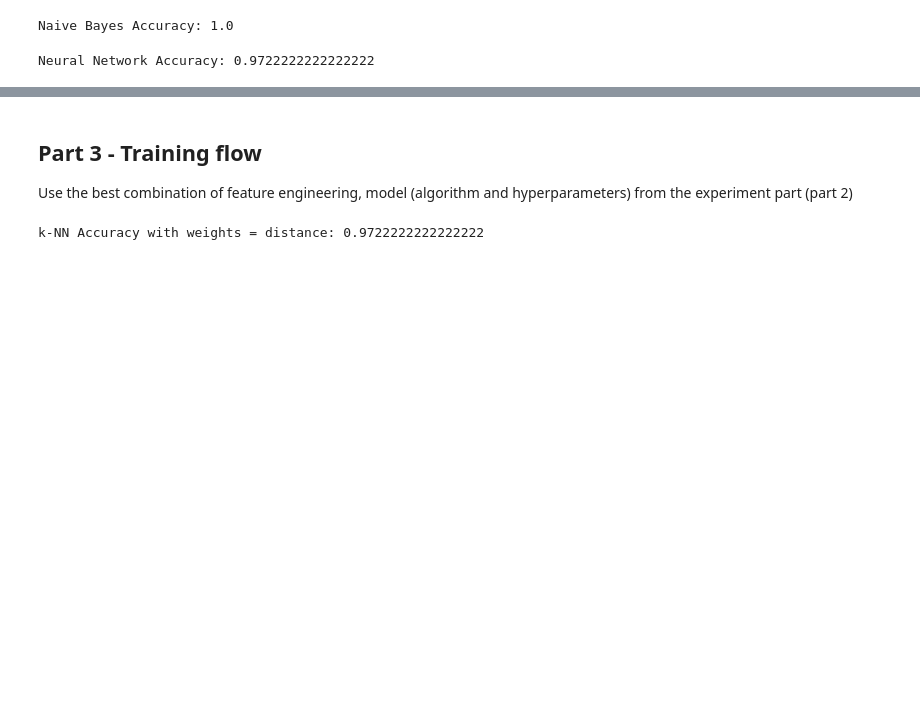
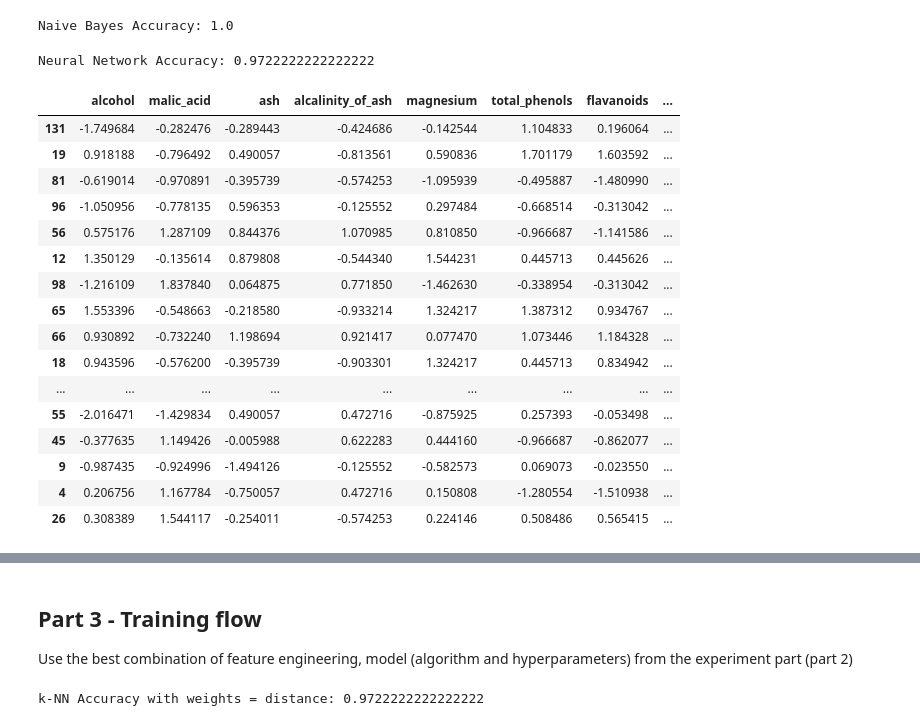
Before and after one commit to DanielPodolsky/Machine-Learning-Workflow, a Jupyter notebook: Assignment2_supervised_learning_flowyessir.ipynb, the cells around one changed output, grey strips where cells are left out. Cells and saved outputs as stored; diff of their text form; code cells hidden in the pictures; blank space fills up the shorter version.

```diff
--- a/Assignment2_supervised_learning_flowyessir.ipynb
+++ b/Assignment2_supervised_learning_flowyessir.ipynb
@@ -539,9 +546,38 @@ Neural Network Accuracy: 0.9722222222222222
 # %%
 # Now, let's check for the best permutation using 5-fold-cross-validation and grid search.
 # We need to get the best result depending on the f1 score.
 # First things first, the imports:
 from sklearn.model_selection import GridSearchCV
 from sklearn.metrics import make_scorer, f1_score
-from sklearn.model_selection import StratifiedKFold
+from sklearn.model_selection import StratifiedKFold, train_test_split
+
+# To prevent overfitting, we need to use Validation Set.
+# On our validation set, we will perform the accuracy tests and see what hyper-parameters with what model gives us the best result!.
+target_standard_scaled = standard_scaled_data_train['target']
+
+# מפרידים את התכונות
+features_train_standard_scaled = standard_scaled_data_train.drop(columns=['target'])
+X_train_main, X_validation_main, Y_train_main, Y_validation_main = train_test_split(features_train_standard_scaled, target_standard_scaled, test_size = 0.2, random_state = 42)
+X_validation_main
+
+# Perfect, now we can continue to test the accuracy on the Validation Set which is X_validation_main.
+# %% [output]
+|  | alcohol | malic_acid | ash | alcalinity_of_ash | magnesium | total_phenols | flavanoids | ... |
+| 131 | -1.749684 | -0.282476 | -0.289443 | -0.424686 | -0.142544 | 1.104833 | 0.196064 | ... |
+| 19 | 0.918188 | -0.796492 | 0.490057 | -0.813561 | 0.590836 | 1.701179 | 1.603592 | ... |
+| 81 | -0.619014 | -0.970891 | -0.395739 | -0.574253 | -1.095939 | -0.495887 | -1.480990 | ... |
+| 96 | -1.050956 | -0.778135 | 0.596353 | -0.125552 | 0.297484 | -0.668514 | -0.313042 | ... |
+| 56 | 0.575176 | 1.287109 | 0.844376 | 1.070985 | 0.810850 | -0.966687 | -1.141586 | ... |
+| 12 | 1.350129 | -0.135614 | 0.879808 | -0.544340 | 1.544231 | 0.445713 | 0.445626 | ... |
+| 98 | -1.216109 | 1.837840 | 0.064875 | 0.771850 | -1.462630 | -0.338954 | -0.313042 | ... |
+| 65 | 1.553396 | -0.548663 | -0.218580 | -0.933214 | 1.324217 | 1.387312 | 0.934767 | ... |
+| 66 | 0.930892 | -0.732240 | 1.198694 | 0.921417 | 0.077470 | 1.073446 | 1.184328 | ... |
+| 18 | 0.943596 | -0.576200 | -0.395739 | -0.903301 | 1.324217 | 0.445713 | 0.834942 | ... |
+| ... | ... | ... | ... | ... | ... | ... | ... | ... |
+| 55 | -2.016471 | -1.429834 | 0.490057 | 0.472716 | -0.875925 | 0.257393 | -0.053498 | ... |
+| 45 | -0.377635 | 1.149426 | -0.005988 | 0.622283 | 0.444160 | -0.966687 | -0.862077 | ... |
+| 9 | -0.987435 | -0.924996 | -1.494126 | -0.125552 | -0.582573 | 0.069073 | -0.023550 | ... |
+| 4 | 0.206756 | 1.167784 | -0.750057 | 0.472716 | 0.150808 | -1.280554 | -1.510938 | ... |
+| 26 | 0.308389 | 1.544117 | -0.254011 | -0.574253 | 0.224146 | 0.508486 | 0.565415 | ... |
 # %%
 # Let's start with Decision Trees:
```
Also changed, not shown: parts of 12 cells of this notebook.
